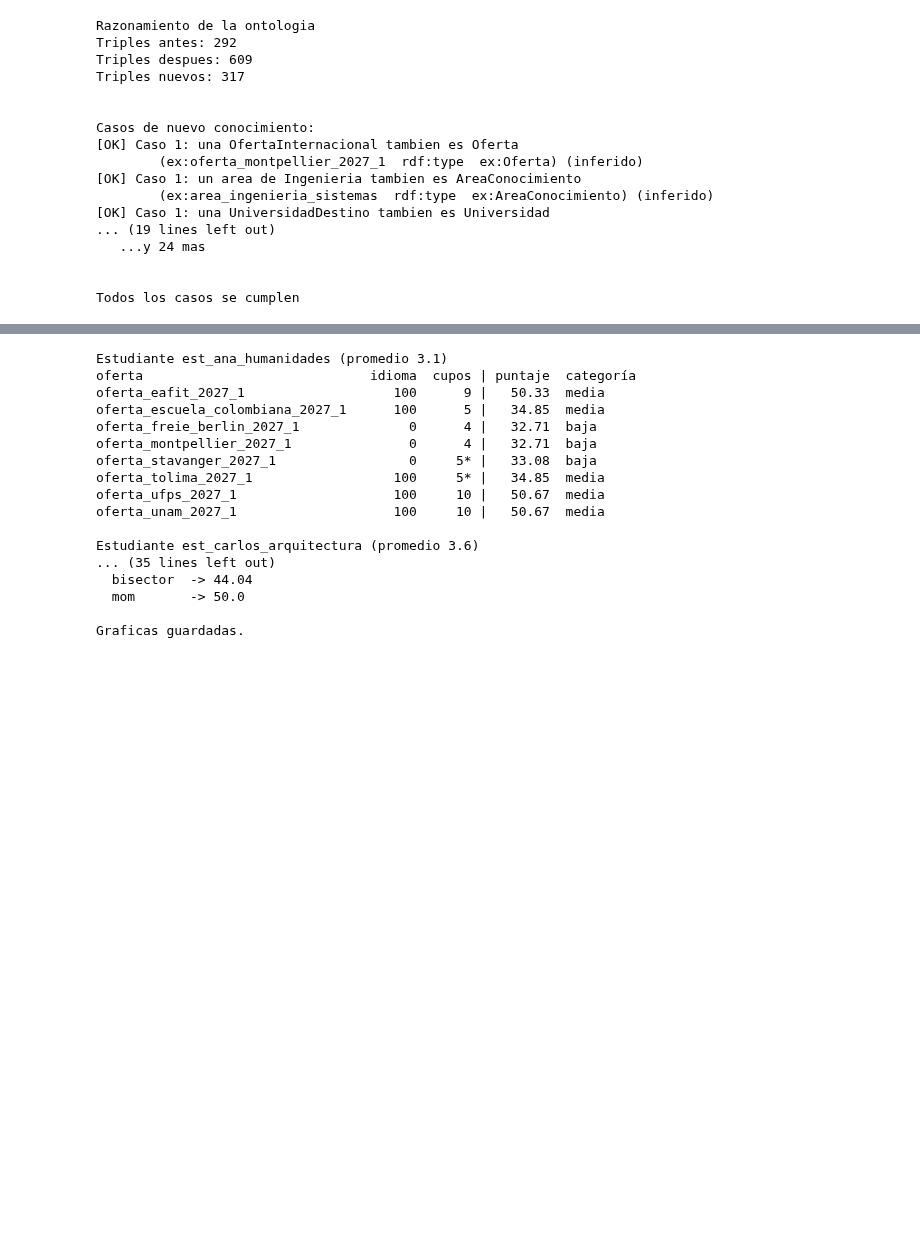
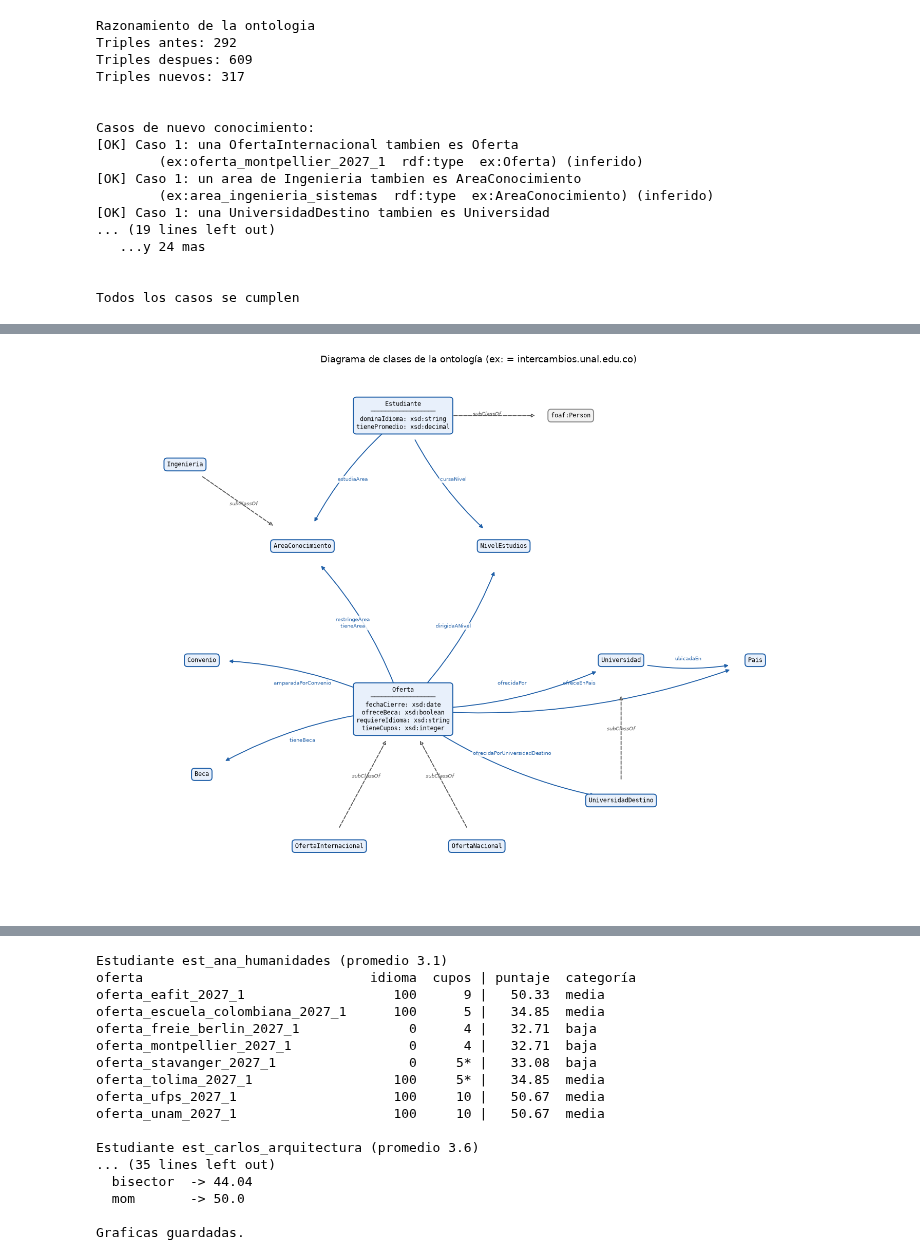
Before and after one commit to emvalencia-pro/Proyecto-IA-Universidades, a Jupyter notebook: ProyectoIA_Final.ipynb, the cells around one changed output, grey strips where cells are left out. Saved outputs shown, nothing was run; the diff lists cells and outputs as text; code cells hidden in the pictures; blank space fills up the shorter version.

```diff
--- a/ProyectoIA_Final.ipynb
+++ b/ProyectoIA_Final.ipynb
@@ -830 +878,69 @@ Todos los casos se cumplen
+# %%
+import matplotlib.pyplot as plt
+import networkx as nx
+from rdflib.namespace import XSD, FOAF
+
+def diagrama_clases(ttl=TTL, archivo="diagrama_clases.png"):
+    # Dibuja el diagrama de clases leyendo el esquema del .ttl (clases, subClassOf, domain/range).
+    g = cargar_grafo()
+    clases = {c for c in g.subjects(RDF.type, RDFS.Class)}
+    clases |= {o for o in g.objects(None, RDFS.subClassOf)}
+
+    def nombre(u):
+        return qn(u).replace("ex:", "") if str(u).startswith(str(EX)) else g.qname(u)
+
+    atributos, relaciones = {}, {}
+    for p in g.subjects(RDF.type, RDF.Property):
+        dom, rng = g.value(p, RDFS.domain), g.value(p, RDFS.range)
+        if rng is not None and str(rng).startswith(str(XSD)):
+            atributos.setdefault(dom, []).append(f"{nombre(p)}: {g.qname(rng)}")
+        else:
+            relaciones.setdefault((dom, rng), []).append(nombre(p))
+
+    # Posiciones fijas para que el diagrama sea legible; clases nuevas se ubican automáticamente.
+    pos = {EX.Oferta: (6, 5), EX.OfertaInternacional: (3.8, 0.8), EX.OfertaNacional: (8.2, 0.8),
+           EX.Universidad: (12.5, 6.5), EX.UniversidadDestino: (12.5, 2.2), EX.Pais: (16.5, 6.5),
+           EX.AreaConocimiento: (3, 10), EX.NivelEstudios: (9, 10), EX.Ingenieria: (-0.5, 12.5),
+           EX.Convenio: (0, 6.5), EX.Beca: (0, 3), EX.Estudiante: (6, 14), FOAF.Person: (11, 14)}
+    faltan = [c for c in clases if c not in pos]
+    if faltan:
+        extra = nx.circular_layout(nx.Graph(faltan), scale=3, center=(17, 12))
+        pos.update(extra)
+
+    fig, ax = plt.subplots(figsize=(15, 11))
+    for (d, r), props in relaciones.items():
+        if d in pos and r in pos:
+            ax.annotate("", xy=pos[r], xytext=pos[d],
+                        arrowprops=dict(arrowstyle="-|>", color="#1f5fa8", lw=1.3, shrinkA=38, shrinkB=38,
+                                        connectionstyle="arc3,rad=0.12"))
+            mx, my = (pos[d][0] + pos[r][0]) / 2, (pos[d][1] + pos[r][1]) / 2
+            ax.text(mx, my, "\n".join(props), fontsize=7.5, color="#1f5fa8", ha="center",
+                    bbox=dict(boxstyle="round,pad=0.15", fc="white", ec="none", alpha=0.85))
+    for s, o in g.subject_objects(RDFS.subClassOf):
+        if s in pos and o in pos:
+            ax.annotate("", xy=pos[o], xytext=pos[s],
+                        arrowprops=dict(arrowstyle="-|>", color="#555", lw=1.3, ls="--",
+                                        shrinkA=30, shrinkB=50, fc="white"))
+            mx, my = (pos[s][0] + pos[o][0]) / 2, (pos[s][1] + pos[o][1]) / 2
+            ax.text(mx, my, "subClassOf", fontsize=7, color="#555", ha="center", style="italic")
+    for c in clases:
+        if c not in pos:
+            continue
+        texto = nombre(c)
+        if atributos.get(c):
+            texto += "\n" + "─" * 18 + "\n" + "\n".join(sorted(atributos[c]))
+        externa = not str(c).startswith(str(EX))
+        ax.text(*pos[c], texto, ha="center", va="center", fontsize=8.5, family="monospace",
+                bbox=dict(boxstyle="round,pad=0.5", fc="#f2f2f2" if externa else "#e8f0fb",
+                          ec="#888" if externa else "#1f5fa8", lw=1.4))
+    ax.set_xlim(-3, 19.5); ax.set_ylim(-1, 15.5); ax.axis("off")
+    ax.set_title("Diagrama de clases de la ontología (ex: = intercambios.unal.edu.co)", fontsize=13)
+    fig.tight_layout()
+    fig.savefig(os.path.join(BASE_DIR, archivo), dpi=150)
+    plt.show()
+    plt.close(fig)
+
+diagrama_clases()
+# %% [output]
+[figure, added]
 # %% [markdown]
```
Also changed, not shown: parts of 23 cells of this notebook, 2 other files.
